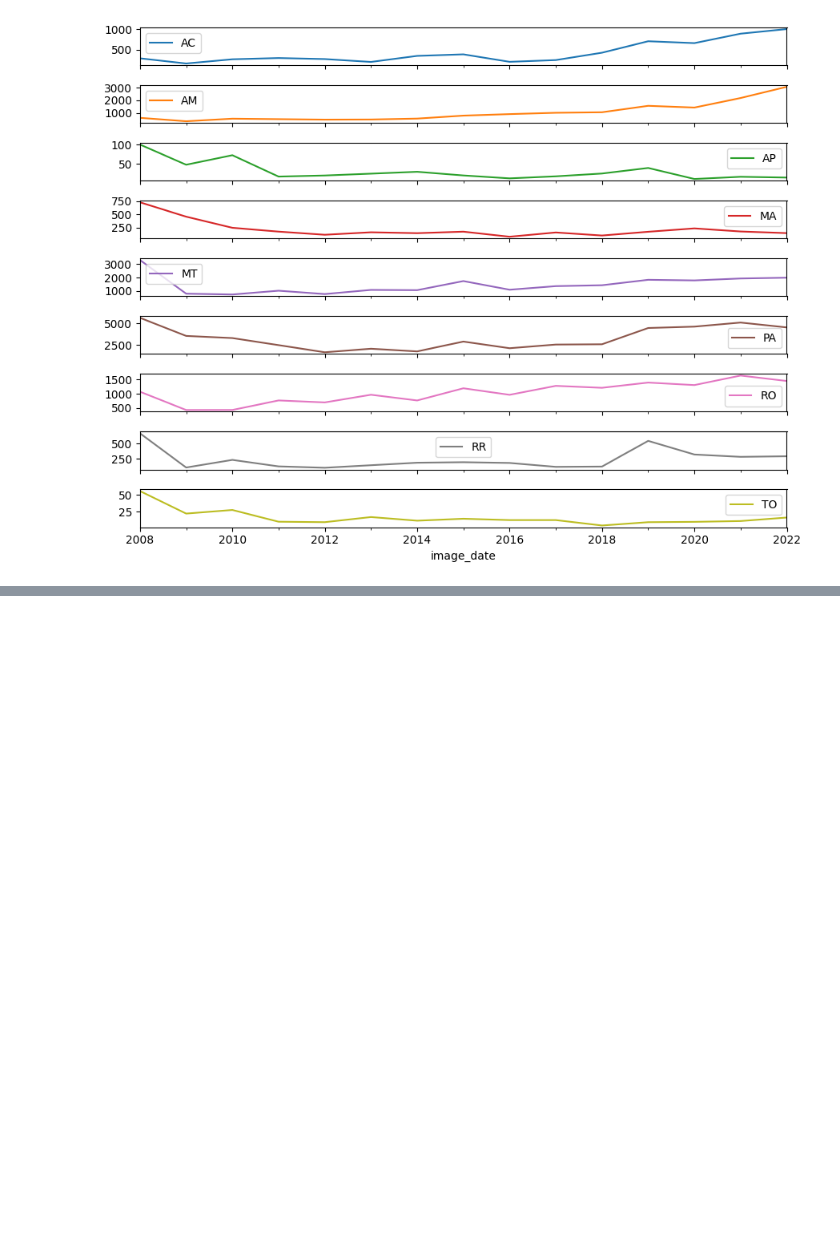
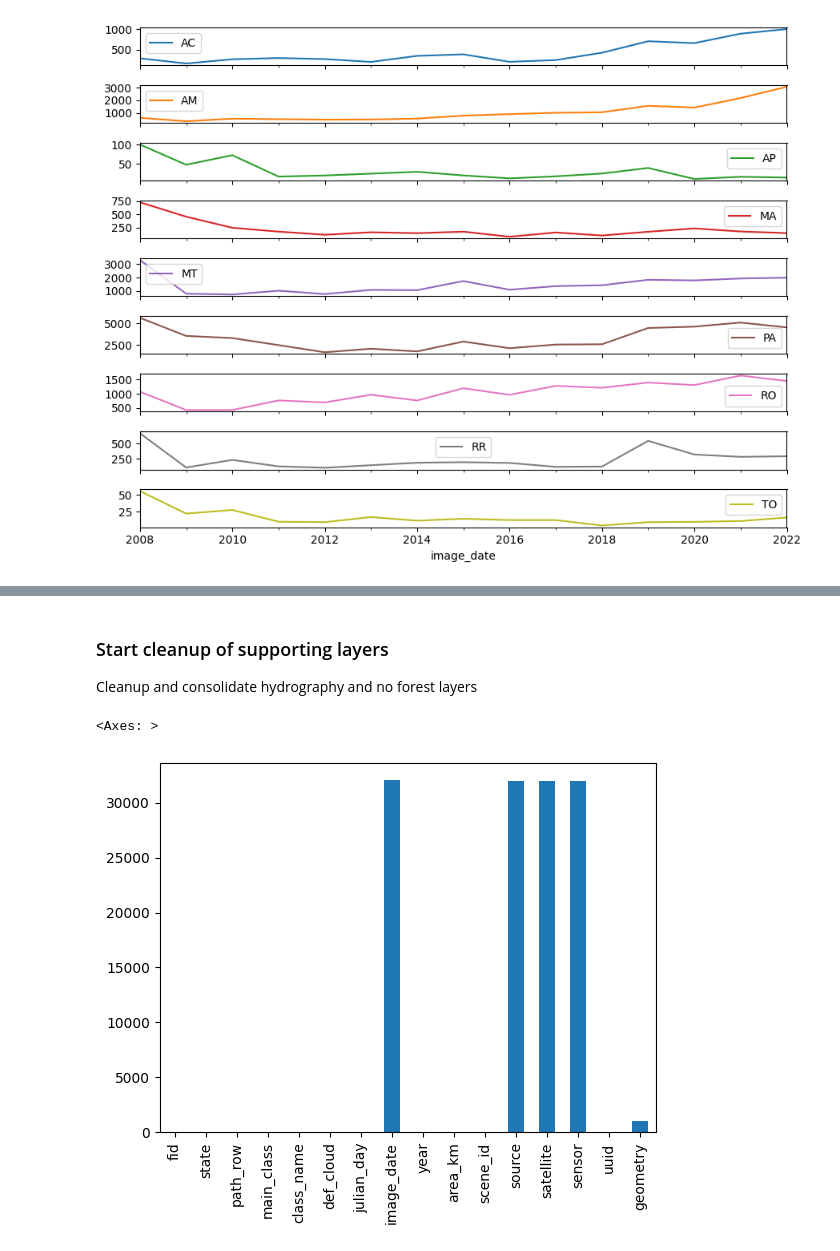
Before and after one commit to t4ai/amazon-deforestation-forecasting, a Jupyter notebook: amazon-deforestation-forecasting.ipynb, the cells around one changed output, grey strips where cells are left out. Cells and saved outputs as stored; diff of their text form; code cells hidden in the pictures; blank space fills up the shorter version.

```diff
--- a/amazon-deforestation-forecasting.ipynb
+++ b/amazon-deforestation-forecasting.ipynb
@@ -145,0 +222,9 @@ plt.tight_layout()
+# %% [markdown]
+### Start cleanup of supporting layers
+Cleanup and consolidate hydrography and no forest layers
+# %%
+# visualize missing data
+geo_hydrography_biome.isna().sum().plot.bar()
+# %% [output]
+<Axes: >
+[figure, added]
```
Also changed, not shown: parts of 50 cells of this notebook.
